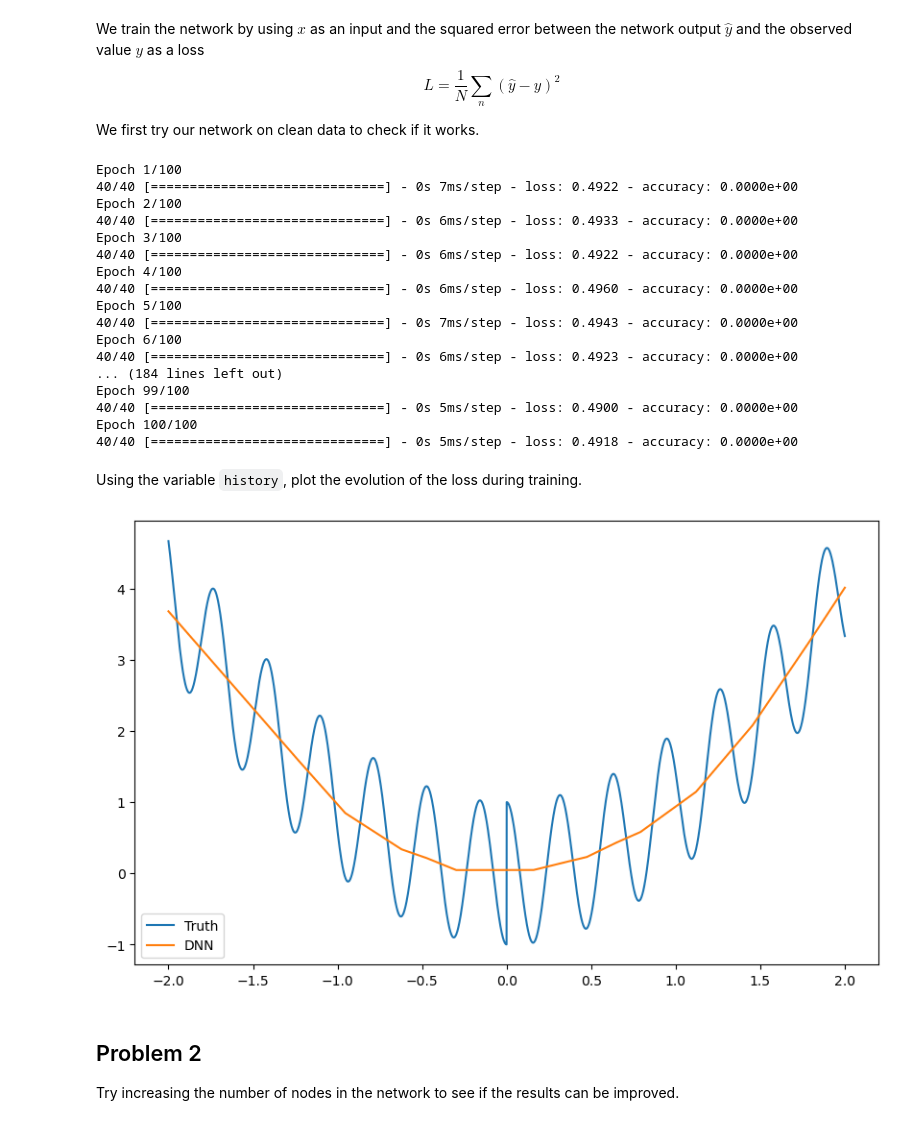
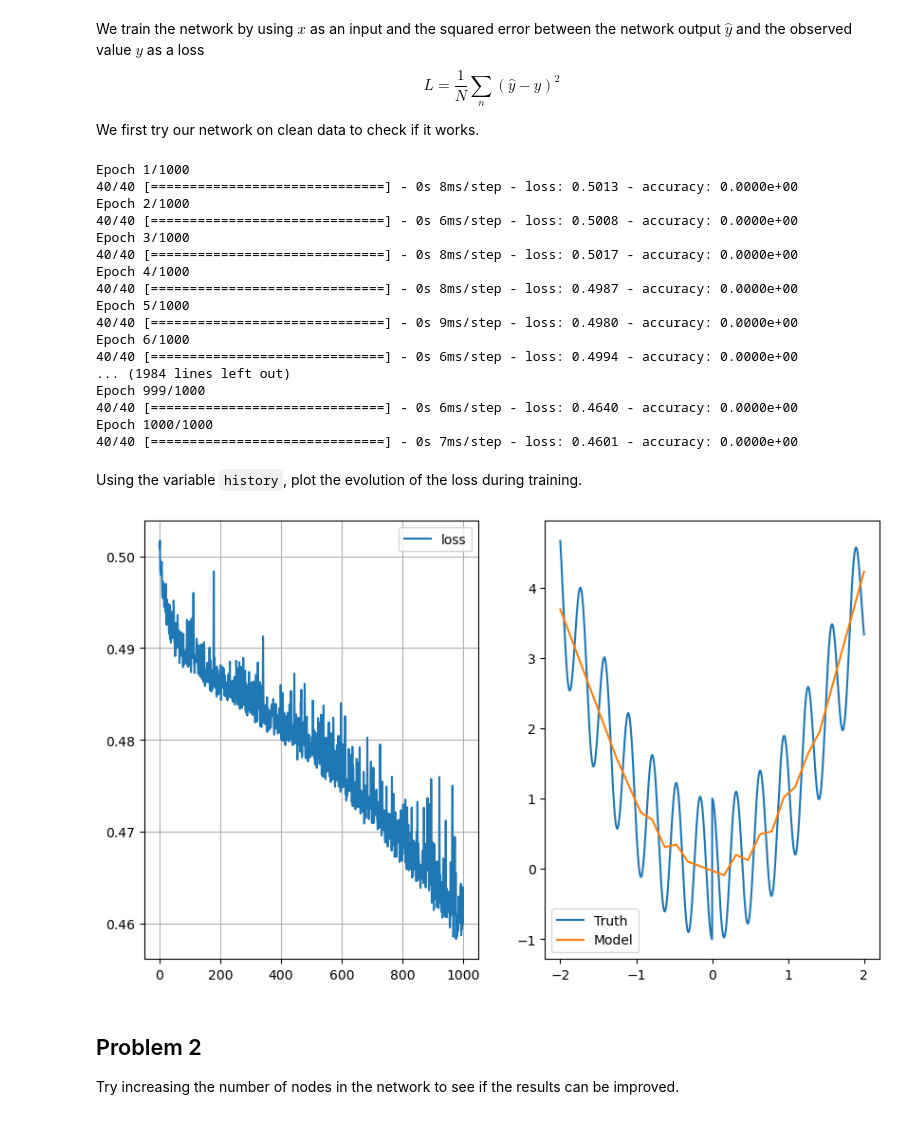
Before and after one commit to sigurdo/maskinlaring_for-signalbehandling, a Jupyter notebook: oving_3/TTT4185_assignment_3b_2022-10-17.ipynb, the cells around one changed output. Saved outputs shown, nothing was run; the diff lists cells and outputs as text; code cells hidden in the pictures.

```diff
--- a/oving_3/TTT4185_assignment_3b_2022-10-17.ipynb
+++ b/oving_3/TTT4185_assignment_3b_2022-10-17.ipynb
@@ -186,37 +186,41 @@ We train the network by using $x$ as an input and the squared error between the
 We first try our network on clean data to check if it works.
 # %%
 # train the model
-history = model.fit(x, f(x), epochs=100, batch_size=128, verbose=True)
+history = model.fit(x, f(x), epochs=1000, batch_size=128, verbose=True)
 # %% [output]
-Epoch 1/100
-40/40 [==============================] - 0s 7ms/step - loss: 0.4922 - accuracy: 0.0000e+00
-Epoch 2/100
-40/40 [==============================] - 0s 6ms/step - loss: 0.4933 - accuracy: 0.0000e+00
-Epoch 3/100
-40/40 [==============================] - 0s 6ms/step - loss: 0.4922 - accuracy: 0.0000e+00
-Epoch 4/100
-40/40 [==============================] - 0s 6ms/step - loss: 0.4960 - accuracy: 0.0000e+00
-Epoch 5/100
-40/40 [==============================] - 0s 7ms/step - loss: 0.4943 - accuracy: 0.0000e+00
-Epoch 6/100
-40/40 [==============================] - 0s 6ms/step - loss: 0.4923 - accuracy: 0.0000e+00
-... (184 lines left out)
-Epoch 99/100
-40/40 [==============================] - 0s 5ms/step - loss: 0.4900 - accuracy: 0.0000e+00
-Epoch 100/100
-40/40 [==============================] - 0s 5ms/step - loss: 0.4918 - accuracy: 0.0000e+00
+Epoch 1/1000
+40/40 [==============================] - 0s 8ms/step - loss: 0.5013 - accuracy: 0.0000e+00
+Epoch 2/1000
+40/40 [==============================] - 0s 6ms/step - loss: 0.5008 - accuracy: 0.0000e+00
+Epoch 3/1000
+40/40 [==============================] - 0s 8ms/step - loss: 0.5017 - accuracy: 0.0000e+00
+Epoch 4/1000
+40/40 [==============================] - 0s 8ms/step - loss: 0.4987 - accuracy: 0.0000e+00
+Epoch 5/1000
+40/40 [==============================] - 0s 9ms/step - loss: 0.4980 - accuracy: 0.0000e+00
+Epoch 6/1000
+40/40 [==============================] - 0s 6ms/step - loss: 0.4994 - accuracy: 0.0000e+00
+... (1984 lines left out)
+Epoch 999/1000
+40/40 [==============================] - 0s 6ms/step - loss: 0.4640 - accuracy: 0.0000e+00
+Epoch 1000/1000
+40/40 [==============================] - 0s 7ms/step - loss: 0.4601 - accuracy: 0.0000e+00
 # %% [markdown]
 Using the variable `history`, plot the evolution of the loss during training.
-# %%
-# Compute \hat y from the network and compare this to the true f(x)
-z = model.predict(x)
-plt.figure(figsize=(10,6))
-plt.plot(x,f(x),label="Truth")
-plt.plot(x,z,label="DNN")
-plt.legend()
-plt.show()
-# %% [output]
-[figure, removed]
+# %%
+_, axes = plt.subplots(ncols=2, figsize=(10, 6))
+
+axes[0].plot(history.history['loss'],label='loss')
+axes[0].grid()
+axes[0].legend()
+
+axes[1].plot(x,f(x), label="Truth")
+axes[1].plot(x,model.predict(x), label="Model")
+axes[1].legend()
+
+plt.show()
+# %% [output]
+[figure, added]
 # %% [markdown]
 ## Problem 2
 Try increasing the number of nodes in the network to see if the results can be improved.
```
Also changed, not shown: parts of 13 cells of this notebook.
